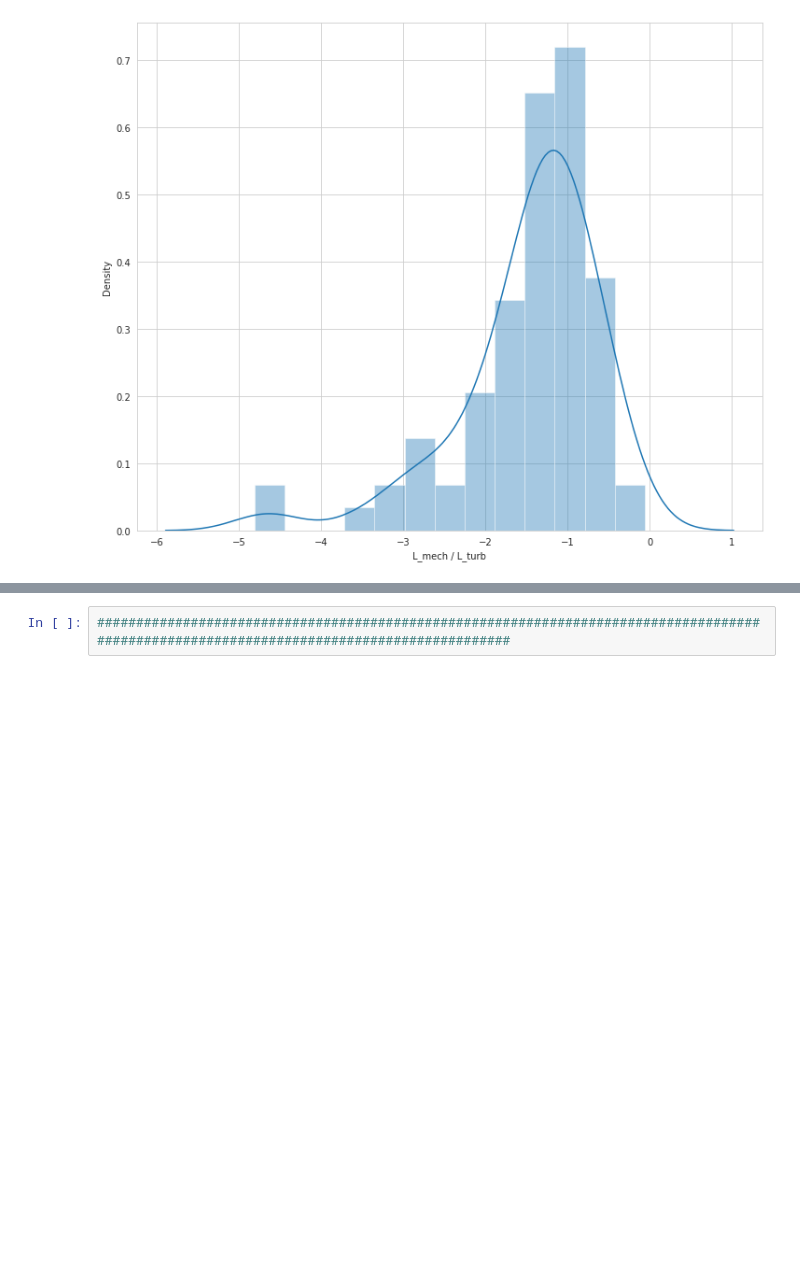
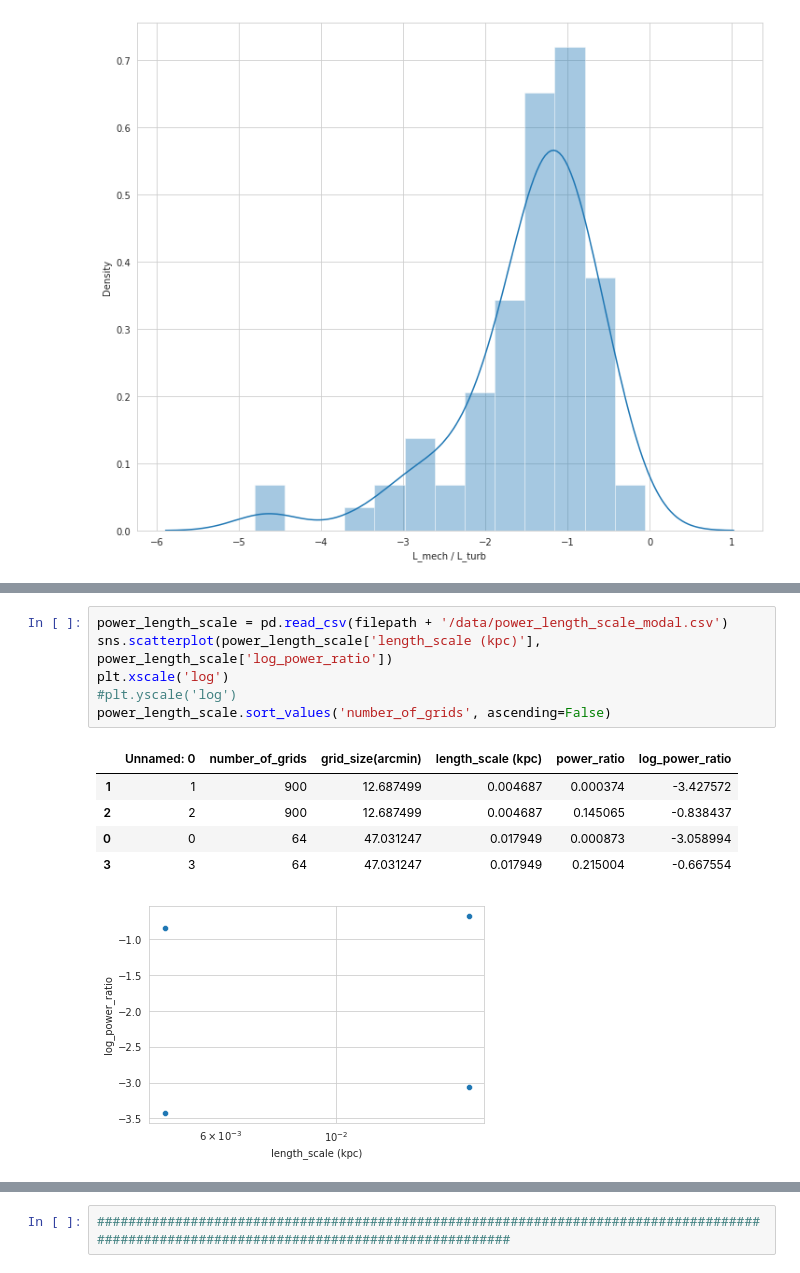
Before and after one commit to sdeb-alpinisteF/Large-sample-outflows-in-CygX-and-ML-methods, a Jupyter notebook: notebooks/01_outflows_cloud_energy.ipynb, the cells around one changed output, grey strips where cells are left out. Drawn from its saved outputs; the diff is of its cells as text; blank space fills up the shorter version.

```diff
--- a/notebooks/01_outflows_cloud_energy.ipynb
+++ b/notebooks/01_outflows_cloud_energy.ipynb
@@ -1274,0 +1282,13 @@ plt.savefig(filepath + '/output/power_ratio_400.pdf')
+# %%
+power_length_scale = pd.read_csv(filepath + '/data/power_length_scale_modal.csv')
+sns.scatterplot(power_length_scale['length_scale (kpc)'], power_length_scale['log_power_ratio'])
+plt.xscale('log')
+#plt.yscale('log')
+power_length_scale.sort_values('number_of_grids', ascending=False)
+# %% [output]
+|  | Unnamed: 0 | number_of_grids | grid_size(arcmin) | length_scale (kpc) | power_ratio | log_power_ratio |
+| 1 | 1 | 900 | 12.687499 | 0.004687 | 0.000374 | -3.427572 |
+| 2 | 2 | 900 | 12.687499 | 0.004687 | 0.145065 | -0.838437 |
+| 0 | 0 | 64 | 47.031247 | 0.017949 | 0.000873 | -3.058994 |
+| 3 | 3 | 64 | 47.031247 | 0.017949 | 0.215004 | -0.667554 |
+[figure, added]
```
Also changed, not shown: parts of 16 cells of this notebook.
